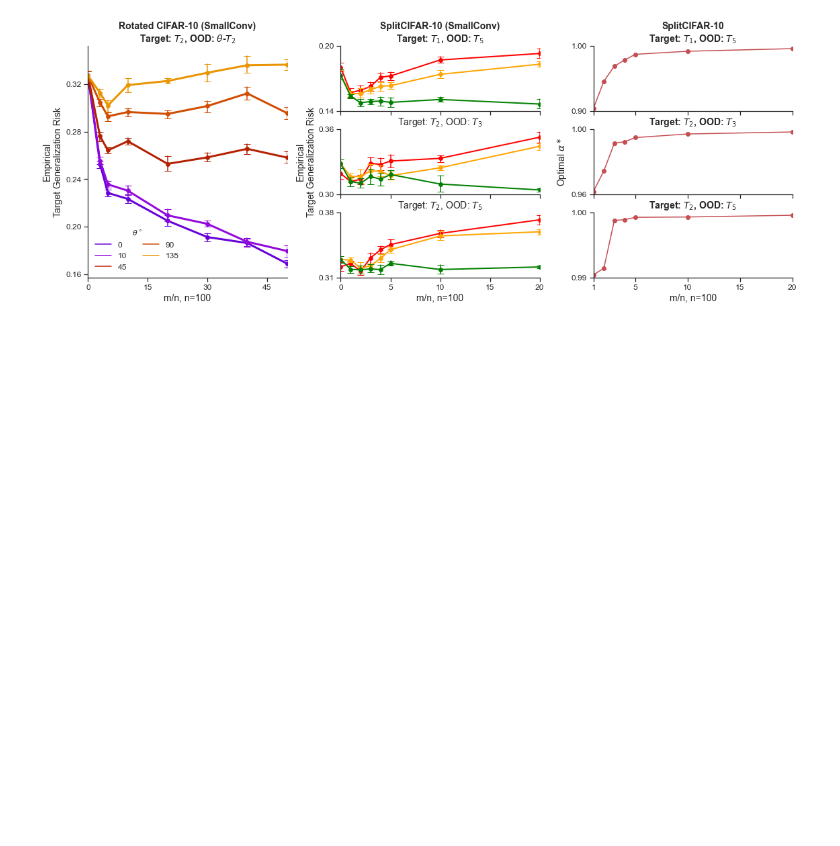
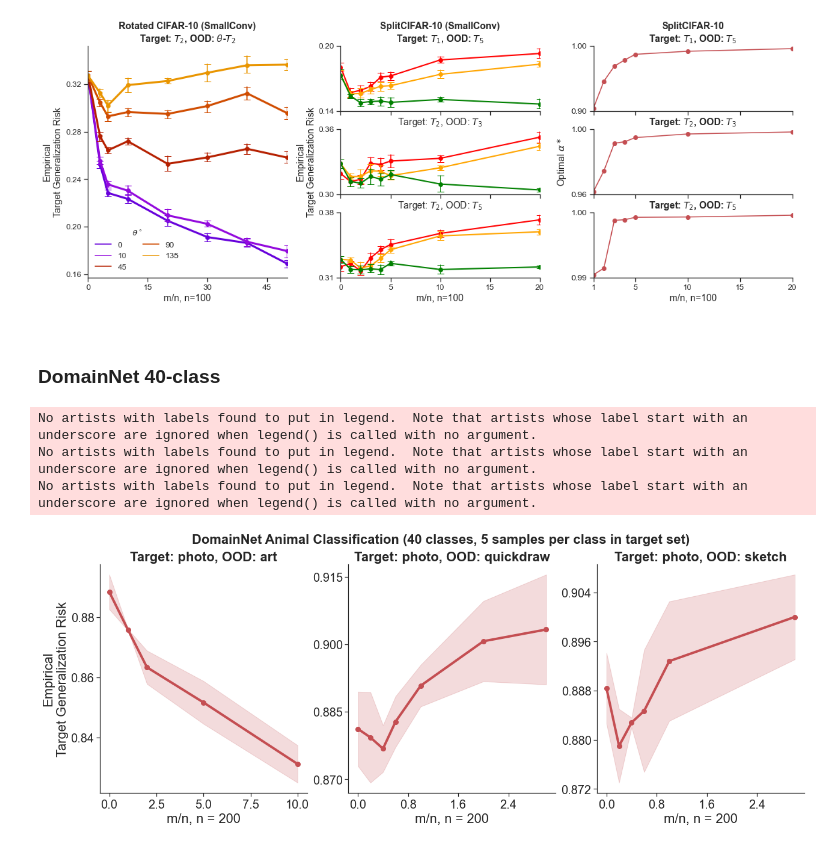
Before and after one commit to neurodata/value-of-ood-data, a Jupyter notebook: notebooks/3-deepnets.ipynb, the cells around one changed output. Drawn from its saved outputs; the diff is of its cells as text; code cells hidden in the pictures; blank space fills up the shorter version.

```diff
--- a/notebooks/3-deepnets.ipynb
+++ b/notebooks/3-deepnets.ipynb
@@ -1444,3 +1444,5 @@ plt.show()
 [figure]
 # %%
 fig.savefig("../paper/figs/18-simdata-extra.pdf", bbox_inches="tight")
+# %% [markdown]
+### DomainNet 40-class
@@ -1446,0 +1491,47 @@ fig.savefig("../paper/figs/18-simdata-extra.pdf", bbox_inches="tight")
+# %%
+fontsize = 22
+labelsize = 20
+lw = 4
+markersize = 8
+
+target = "real"
+ood_list = ["paint", "quick", "sketch"]
+names = ["photo", "art", "quickdraw", "sketch"]
+select = [[0, 1, 2, 5, 7], [0, 1, 2, 3, 5, 6, 7], [0, 1, 2, 3, 5, 7]] # fine-grained
+# select = [[0, 1, 2, 5, 7], [0, 1, 2, 3, 5, 6, 7], [0, 1, 2, 3, 5, 7]] # course-grained
+
+fig, axes = plt.subplots(1, 3, figsize=(21, 7))
+sns.despine()
+reps = 3
+n = 200
+
+for i, ood in enumerate(ood_list):
+    df = runs_df[runs_df['ood']==ood].reset_index()
+    m_n = df['m_n'].to_numpy()[select[i]]
+    avg_error = df['avg_error'].to_numpy()[select[i]]
+    std_error = df['std_error'].to_numpy()[select[i]]
+
+    ax = axes[i]
+    ci = 1.96 * std_error / np.sqrt(reps)
+    ax.plot(m_n, avg_error , color='r', lw=lw, marker='o', markersize=markersize)
+    ax.fill_between(m_n, avg_error  - ci, avg_error + ci, color='r', alpha=0.2)
+    ax.set_xlabel("m/n, n = {}".format(n), fontsize=fontsize)
+    ax.set_title("Target: {}, OOD: {}".format(names[0], names[i+1]), fontsize=fontsize, fontweight='bold')
+    ax.tick_params(axis='x', labelsize=labelsize)
+    ax.tick_params(axis='y', labelsize=labelsize)
+    ax.xaxis.set_major_locator(MaxNLocator(5))
+    ax.yaxis.set_major_locator(MaxNLocator(5))
+    ax.legend(fontsize=fontsize, frameon=False)
+    ax.grid(False)
+
+    if i == 0:
+        ax.set_ylabel("Empirical" + "\n" + "Target Generalization Risk", fontsize=fontsize)
+
+    fig.suptitle("DomainNet Animal Classification (40 classes, 5 samples per class in target set)", fontsize=fontsize, fontweight='bold')
+
+plt.show()
+# %% [output]
+No artists with labels found to put in legend.  Note that artists whose label start with an underscore are ignored when legend() is called with no argument.
+No artists with labels found to put in legend.  Note that artists whose label start with an underscore are ignored when legend() is called with no argument.
+No artists with labels found to put in legend.  Note that artists whose label start with an underscore are ignored when legend() is called with no argument.
+[figure, added]
```
Also changed, not shown: parts of 3 cells of this notebook.
